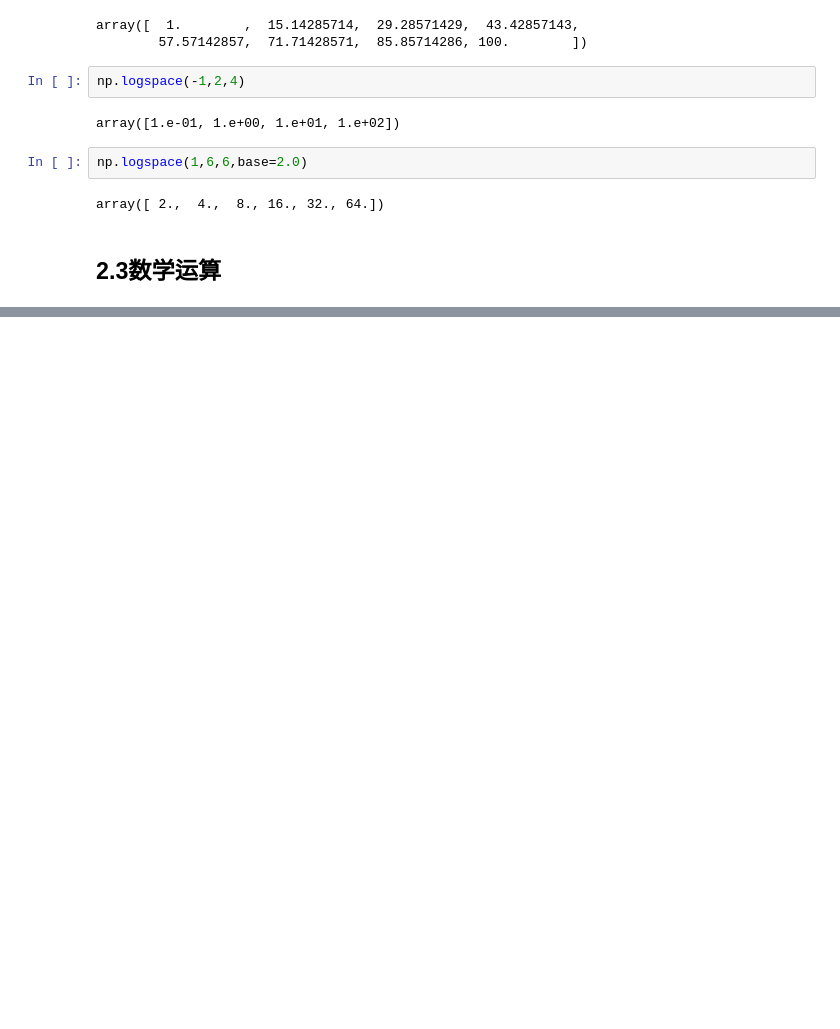
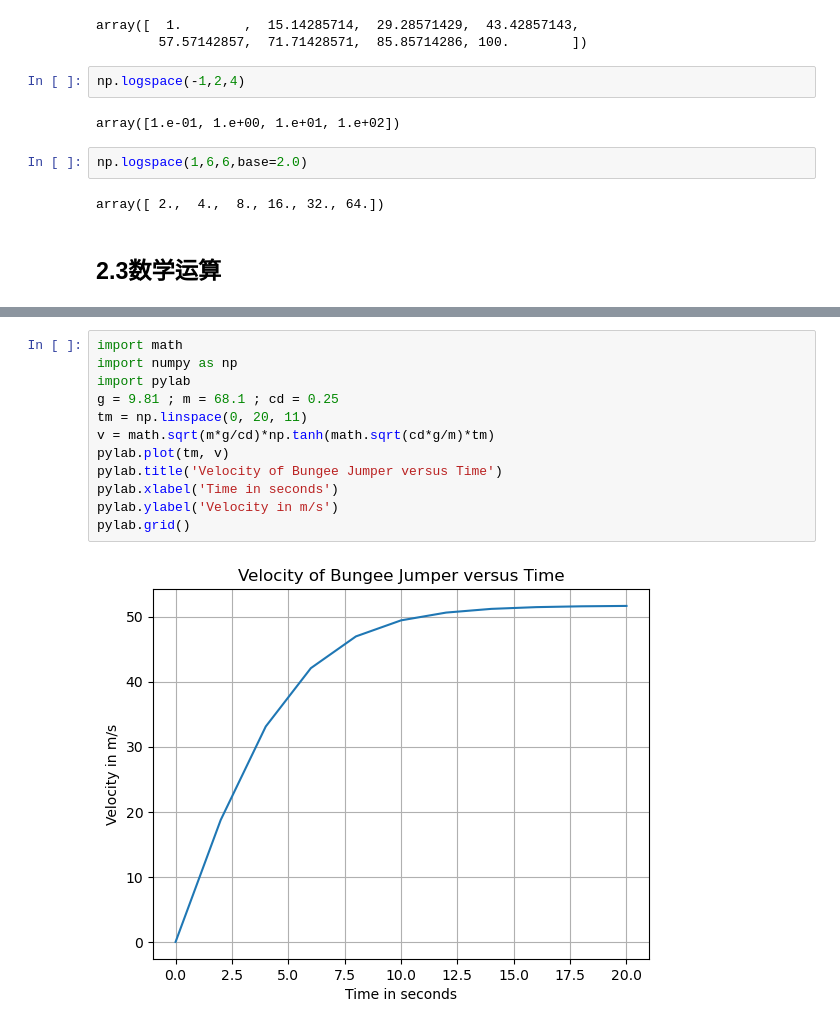
Before and after one commit to hexu1985/python-data-science-examples, a Jupyter notebook: Applied.Numerical.Methods.With.Python/chapter-02/chapter-02.ipynb, the cells around one changed output, grey strips where cells are left out. Drawn from its saved outputs; the diff is of its cells as text; blank space fills up the shorter version.

```diff
--- a/Applied.Numerical.Methods.With.Python/chapter-02/chapter-02.ipynb
+++ b/Applied.Numerical.Methods.With.Python/chapter-02/chapter-02.ipynb
@@ -125,0 +442,14 @@ array([ 2.,  4.,  8., 16., 32., 64.])
+# %%
+import math
+import numpy as np
+import pylab
+g = 9.81 ; m = 68.1 ; cd = 0.25
+tm = np.linspace(0, 20, 11)
+v = math.sqrt(m*g/cd)*np.tanh(math.sqrt(cd*g/m)*tm)
+pylab.plot(tm, v)
+pylab.title('Velocity of Bungee Jumper versus Time')
+pylab.xlabel('Time in seconds')
+pylab.ylabel('Velocity in m/s')
+pylab.grid()
+# %% [output]
+[figure, added]
```
Also changed, not shown: parts of 76 cells of this notebook.
